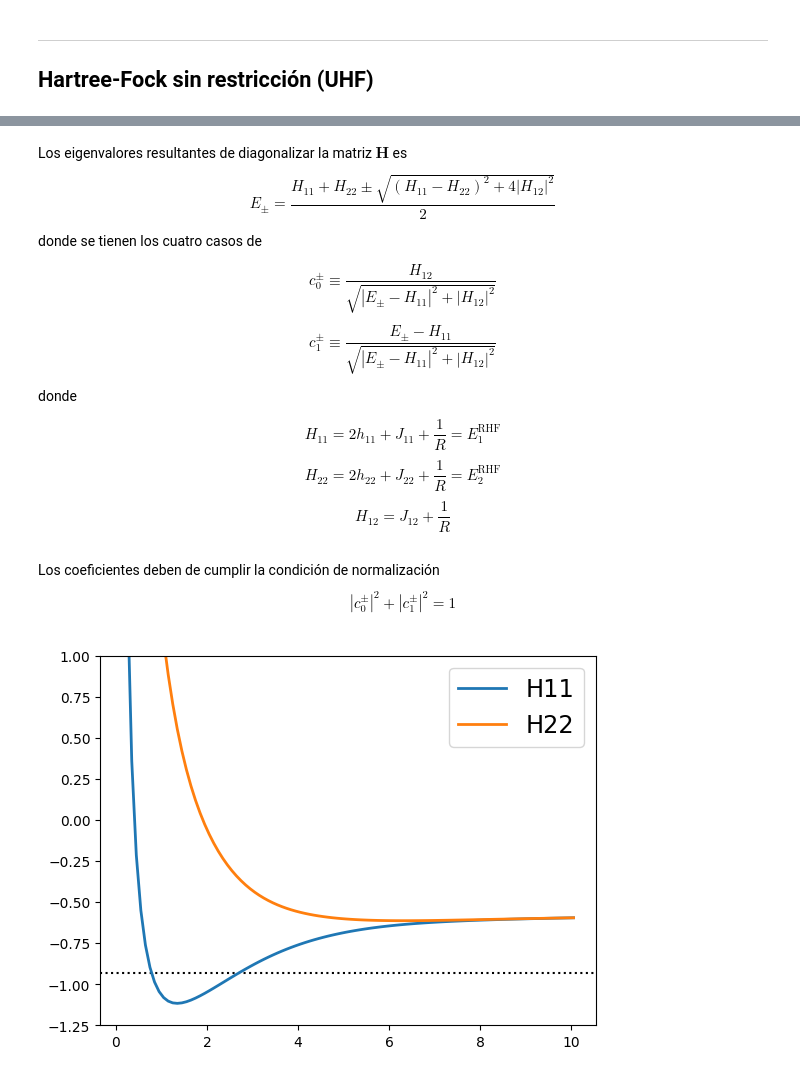
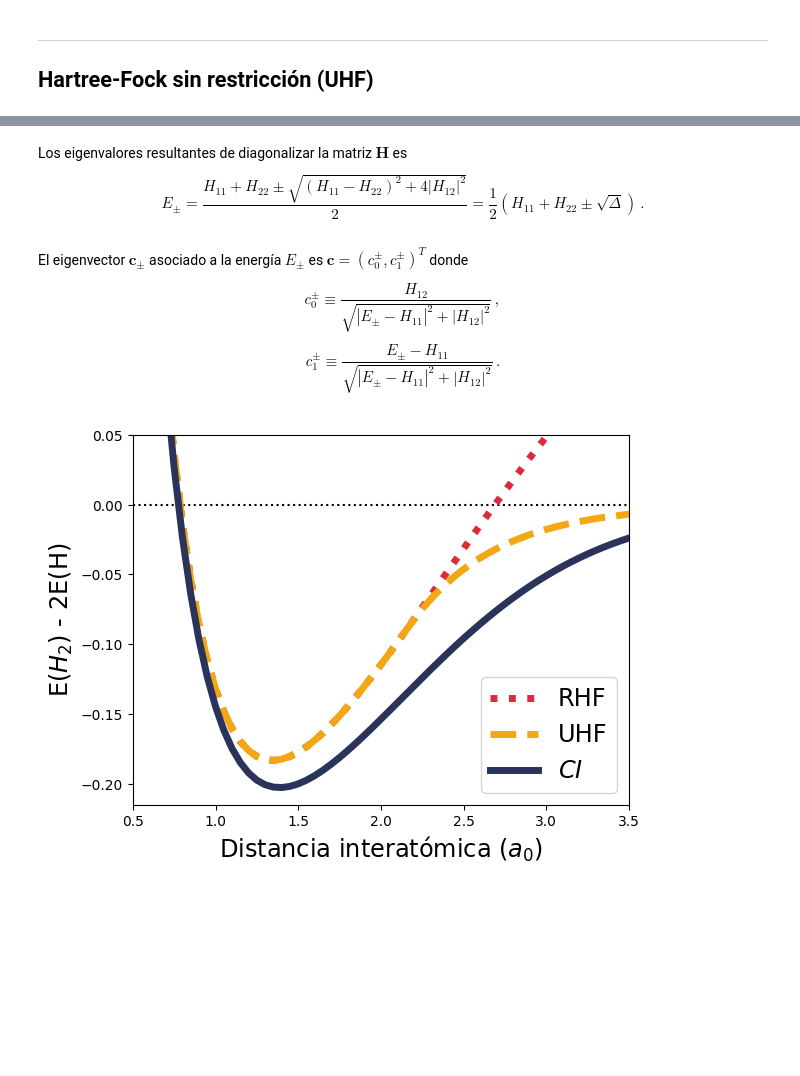
Before and after one commit to ro-sgr/tesis-licenciatura, a Jupyter notebook: (4) HF.ipynb, the cells around one changed output, grey strips where cells are left out. Saved outputs shown, nothing was run; the diff lists cells and outputs as text; code cells hidden in the pictures; blank space fills up the shorter version.

```diff
--- a/(4) HF.ipynb
+++ b/(4) HF.ipynb
@@ -91,7 +111,7 @@ def E_UHF(orbital:str, i:int):
     """ Cálculo de la energía no restringida (UHF)
 
     Parámetros:
-        orbital: ligante o antiligante (en t=0)
+        orbital: 'ligante' o 'antiligante' (en t=0)
         i: índice de la lista
     """
 
@@ -188,53 +248,50 @@ plt.show()
 # %% [markdown]
 Los eigenvalores resultantes de diagonalizar la matriz $\mathbf{H}$ es
-$$ E_{\pm} = \frac{H_{11} + H_{22} \pm \sqrt{(H_{11} - H_{22})^2 + 4|H_{12}|^2}}{2} $$
-
-donde se tienen los cuatro casos de
-
-$$ c_0^\pm \equiv \frac{H_{12}}{\sqrt{| E_{\pm} - H_{11}|^2 + |H_{12}|^2}} $$
-
-$$ c_1^\pm \equiv \frac{E_{\pm} - H_{11}}{\sqrt{|E_{\pm} - H_{11}|^2 + |H_{12}|^2}} $$
-
-donde
-
-$$ H_{11} = 2h_{11} + J_{11} + \frac{1}{R} = E_1^\text{RHF}$$
-$$ H_{22} = 2h_{22} + J_{22} + \frac{1}{R} = E_2^\text{RHF}$$
-$$ H_{12} = J_{12} + \frac{1}{R} $$
+$$ E_{\pm} = \frac{H_{11} + H_{22} \pm \sqrt{(H_{11} - H_{22})^2 + 4|H_{12}|^2}}{2}
+= \frac{1}{2} (H_{11} + H_{22} \pm \sqrt{\Delta}) \,.$$
 # %%
 # elementos de la matriz de configuración
 H11 = RHF1
 H22 = RHF2
-H12 = J12 + hnuc
+H12 = K12
 
 # energías asociadas a la diagonalización
-disc = np.square(H11-H22) + 4*np.square(H12)
-EP = (H11 + H22 + np.sqrt(disc))/ 2 # E_11, mayor energía
-EM = (H11 + H22 - np.sqrt(disc))/ 2 # E_22, menor energía (caso base)
+delta = np.square(H11-H22) + 4*np.square(H12) # discriminante
+E1 = (H11 + H22 - np.sqrt(delta))/ 2 # E- (caso base)
+E2 = (H11 + H22 + np.sqrt(delta))/ 2 # E+ (caso excitado)
+# %% [markdown]
+El eigenvector $\mathbf{c}_\pm$ asociado a la energía $E_\pm$ es $\mathbf{c} = (c_0^\pm, c_1^\pm)^T$ donde
+
+$$ c_0^\pm \equiv \frac{H_{12}}{\sqrt{| E_{\pm} - H_{11}|^2 + |H_{12}|^2}} \,,$$
+
+$$ c_1^\pm \equiv \frac{E_{\pm} - H_{11}}{\sqrt{|E_{\pm} - H_{11}|^2 + |H_{12}|^2}} \,.$$
 # %%
-# Cálculo de coeficientes c0^\pm y c1^\pm
+# Cálculo de coeficientes c1 y c2
 
-# coefs. asociados a E_11
-denP = np.sqrt(np.square(EP - H11) + np.square(H12))
-c0P = H12 / denP
-c1P = (EP - H11) / denP
+# coefs. asociados a E-
+denM = np.sqrt(np.square(E1 - H11) + np.square(H12))
+c0 = H12 / denM
+c1 = (E1 - H11) / denM
 
-# coefs. asociados a E_22
-denM = np.sqrt(np.square(EM - H11) + np.square(H12))
-c0M = H12 / denM
-c1M = (EM - H11) / denM
+CI = np.square(c0)*RHF1 + np.square(c1)*RHF2 + 2*c0*c1*H12
-# %% [markdown]
-Los coeficientes deben de cumplir la condición de normalización
-$$ |c_0^\pm|^2 + |c_1^\pm|^2 = 1 $$
 # %%
-plt.axhline(2*EH_STO3G, color='black', linestyle='dotted') # energía base 2 átomos de hidrógeno (STO-3G)
+plt.axhline(0, color='black', linestyle='dotted') # energía base 2 átomos de hidrógeno (STO-3G)
+width = 5
 
-plt.plot(distances, H11, linewidth=2, label='H11')
-plt.plot(distances, H22, linewidth=2, label='H22')
+plt.plot(distancias, RHF1-2*EH_STO3G, linewidth=width, linestyle='dotted', label='RHF', color='#db2b39')
+plt.plot(distancias, UHF1-2*EH_STO3G, linewidth=width, linestyle='dashed', label='UHF', color='#f3a712')
+plt.plot(distancias, CI-2*EH_STO3G, linewidth=width, linestyle='solid', label='$CI$', color='#29335c')
 
-# plt.xlim(0,7)
-plt.ylim(-1.25,1)
+xmin, xmax = 0.5, 3.5
+plt.xlim(xmin, xmax)
+ymin, ymax = -0.215, 0.05
+plt.ylim(ymin, ymax)
+
+plt.xlabel('Distancia interatómica ($a_0$)', fontsize='xx-large')
+plt.ylabel(r'E($H_2$) - 2E(H)', fontsize='xx-large')
 
 plt.legend(fontsize='xx-large')
+plt.savefig('imgs/CI.png')
 plt.show()
 # %% [output]
-[figure, old version]
+[figure, new version]
```
Also changed, not shown: parts of 21 cells of this notebook, 17 other files.
